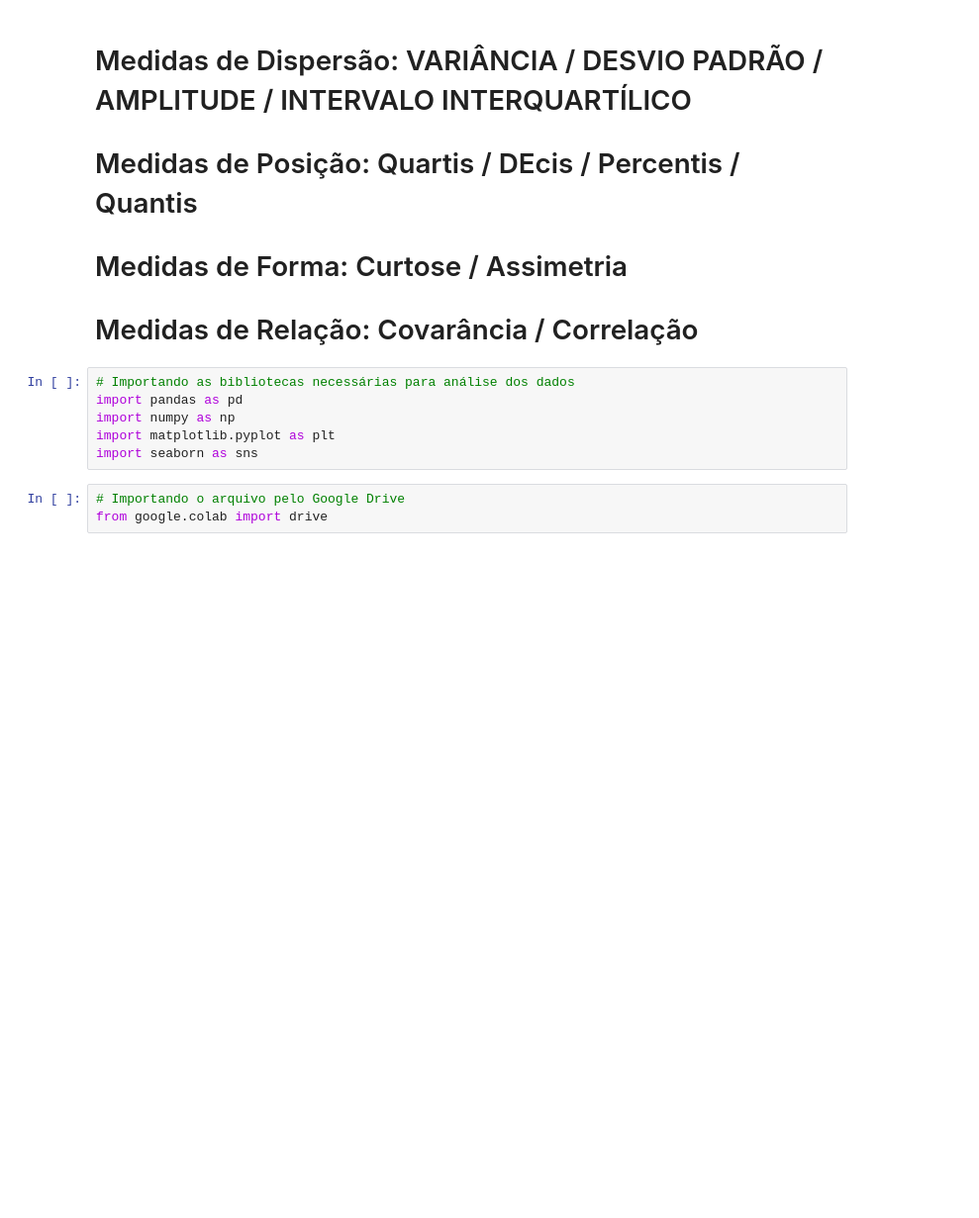
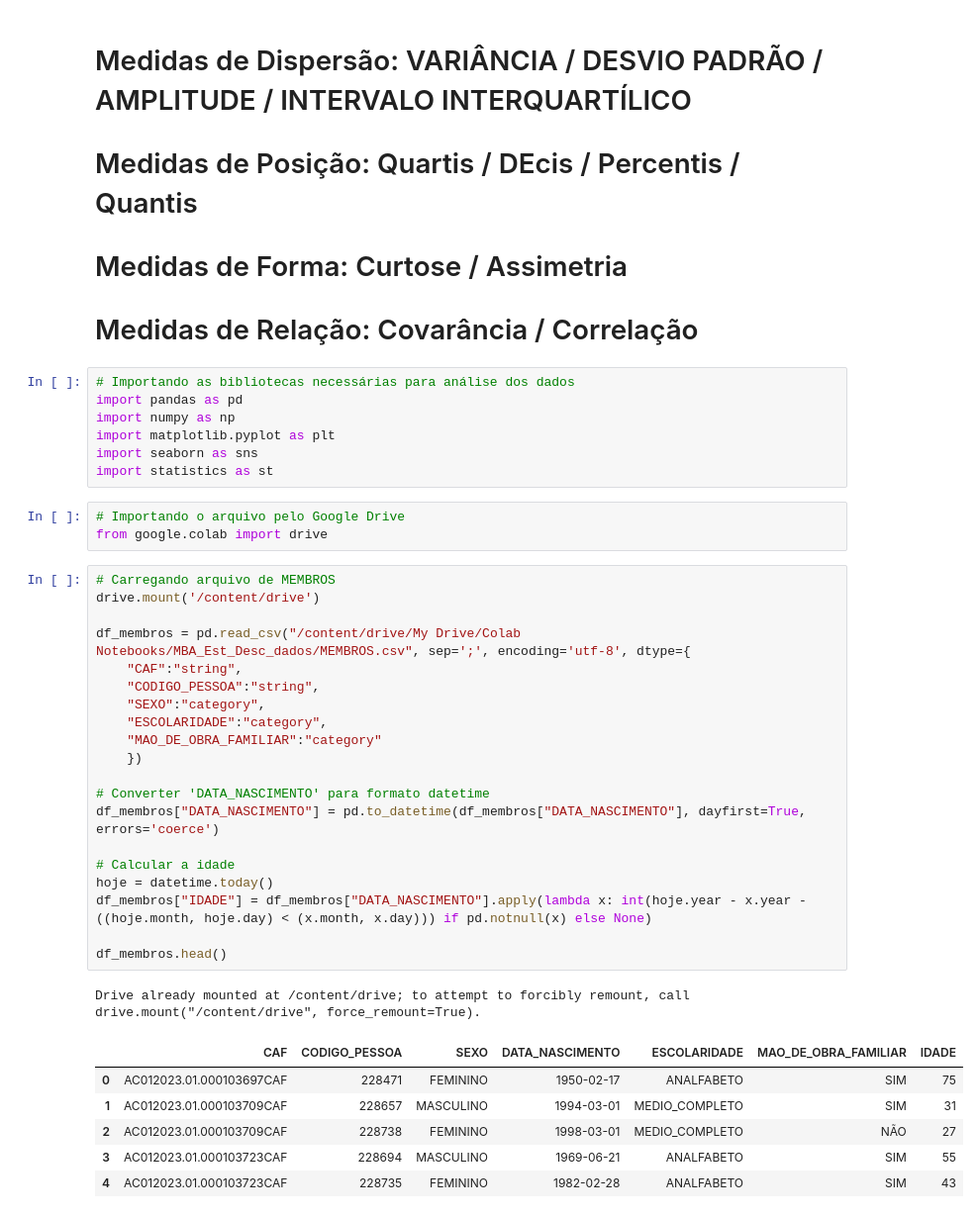
Before and after one commit to Luisamfer/Ativ_Est_Desc, a Jupyter notebook: Estat_desc.ipynb, the cells around one changed output. Shown at 99% size. Saved outputs shown, nothing was run; the diff lists cells and outputs as text; blank space fills up the shorter version.

```diff
--- a/Estat_desc.ipynb
+++ b/Estat_desc.ipynb
@@ -18,6 +18,35 @@ import pandas as pd
 import numpy as np
 import matplotlib.pyplot as plt
 import seaborn as sns
+import statistics as st
 # %%
 # Importando o arquivo pelo Google Drive
 from google.colab import drive
+# %%
+# Carregando arquivo de MEMBROS
+drive.mount('/content/drive')
+
+df_membros = pd.read_csv("/content/drive/My Drive/Colab Notebooks/MBA_Est_Desc_dados/MEMBROS.csv", sep=';', encoding='utf-8', dtype={
+    "CAF":"string",
+    "CODIGO_PESSOA":"string",
+    "SEXO":"category",
+    "ESCOLARIDADE":"category",
+    "MAO_DE_OBRA_FAMILIAR":"category"
+    })
+
+# Converter 'DATA_NASCIMENTO' para formato datetime
+df_membros["DATA_NASCIMENTO"] = pd.to_datetime(df_membros["DATA_NASCIMENTO"], dayfirst=True, errors='coerce')
+
+# Calcular a idade
+hoje = datetime.today()
+df_membros["IDADE"] = df_membros["DATA_NASCIMENTO"].apply(lambda x: int(hoje.year - x.year - ((hoje.month, hoje.day) < (x.month, x.day))) if pd.notnull(x) else None)
+
+df_membros.head()
+# %% [output]
+Drive already mounted at /content/drive; to attempt to forcibly remount, call drive.mount("/content/drive", force_remount=True).
+|  | CAF | CODIGO_PESSOA | SEXO | DATA_NASCIMENTO | ESCOLARIDADE | MAO_DE_OBRA_FAMILIAR | IDADE |
+| 0 | AC012023.01.000103697CAF | 228471 | FEMININO | 1950-02-17 | ANALFABETO | SIM | 75 |
+| 1 | AC012023.01.000103709CAF | 228657 | MASCULINO | 1994-03-01 | MEDIO_COMPLETO | SIM | 31 |
+| 2 | AC012023.01.000103709CAF | 228738 | FEMININO | 1998-03-01 | MEDIO_COMPLETO | NÃO | 27 |
+| 3 | AC012023.01.000103723CAF | 228694 | MASCULINO | 1969-06-21 | ANALFABETO | SIM | 55 |
+| 4 | AC012023.01.000103723CAF | 228735 | FEMININO | 1982-02-28 | ANALFABETO | SIM | 43 |
```
Also changed, not shown: parts of 7 cells of this notebook.
